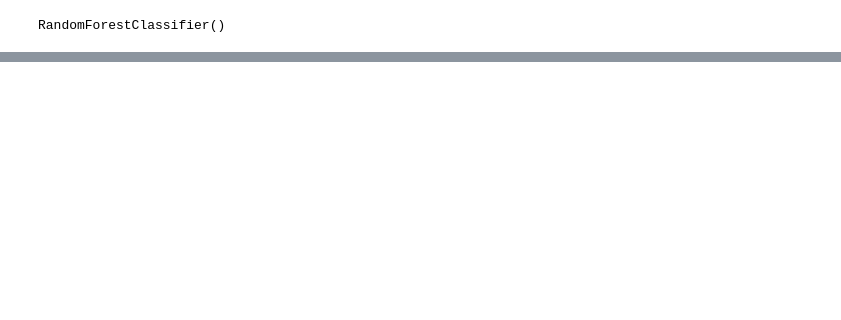
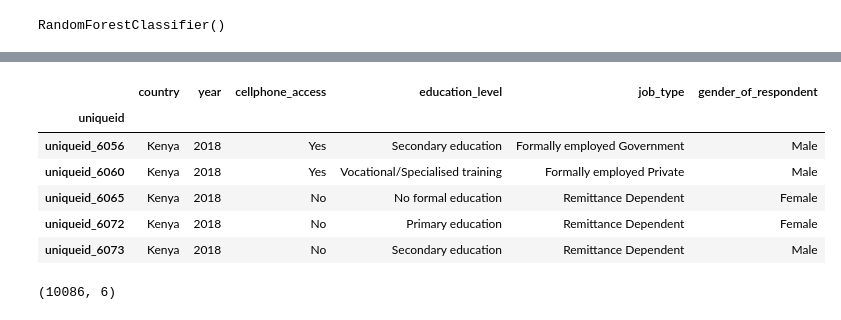
Before and after one commit to MabelOlivia/Data-Science-Projects, a Jupyter notebook: ZINDI- Financial Inclusion in Africa/Financial Inclusion in Africa.ipynb, the cells around one changed output, grey strips where cells are left out. Saved outputs shown, nothing was run; the diff lists cells and outputs as text; code cells hidden in the pictures; blank space fills up the shorter version.

```diff
--- a/ZINDI- Financial Inclusion in Africa/Financial Inclusion in Africa.ipynb
+++ b/ZINDI- Financial Inclusion in Africa/Financial Inclusion in Africa.ipynb
@@ -369,0 +397,15 @@ modelr.score(X_test, y_test)
+# %%
+subdf = test[["country", "year", "cellphone_access","education_level", "job_type", "gender_of_respondent" ]]
+subdf.head()
+# %% [output]
+|  | country | year | cellphone_access | education_level | job_type | gender_of_respondent |
+| uniqueid |  |  |  |  |  |  |
+| uniqueid_6056 | Kenya | 2018 | Yes | Secondary education | Formally employed Government | Male |
+| uniqueid_6060 | Kenya | 2018 | Yes | Vocational/Specialised training | Formally employed Private | Male |
+| uniqueid_6065 | Kenya | 2018 | No | No formal education | Remittance Dependent | Female |
+| uniqueid_6072 | Kenya | 2018 | No | Primary education | Remittance Dependent | Female |
+| uniqueid_6073 | Kenya | 2018 | No | Secondary education | Remittance Dependent | Male |
+# %%
+subdf.shape
+# %% [output]
+(10086, 6)
```
Also changed, not shown: parts of 52 cells of this notebook, 4 other files.
